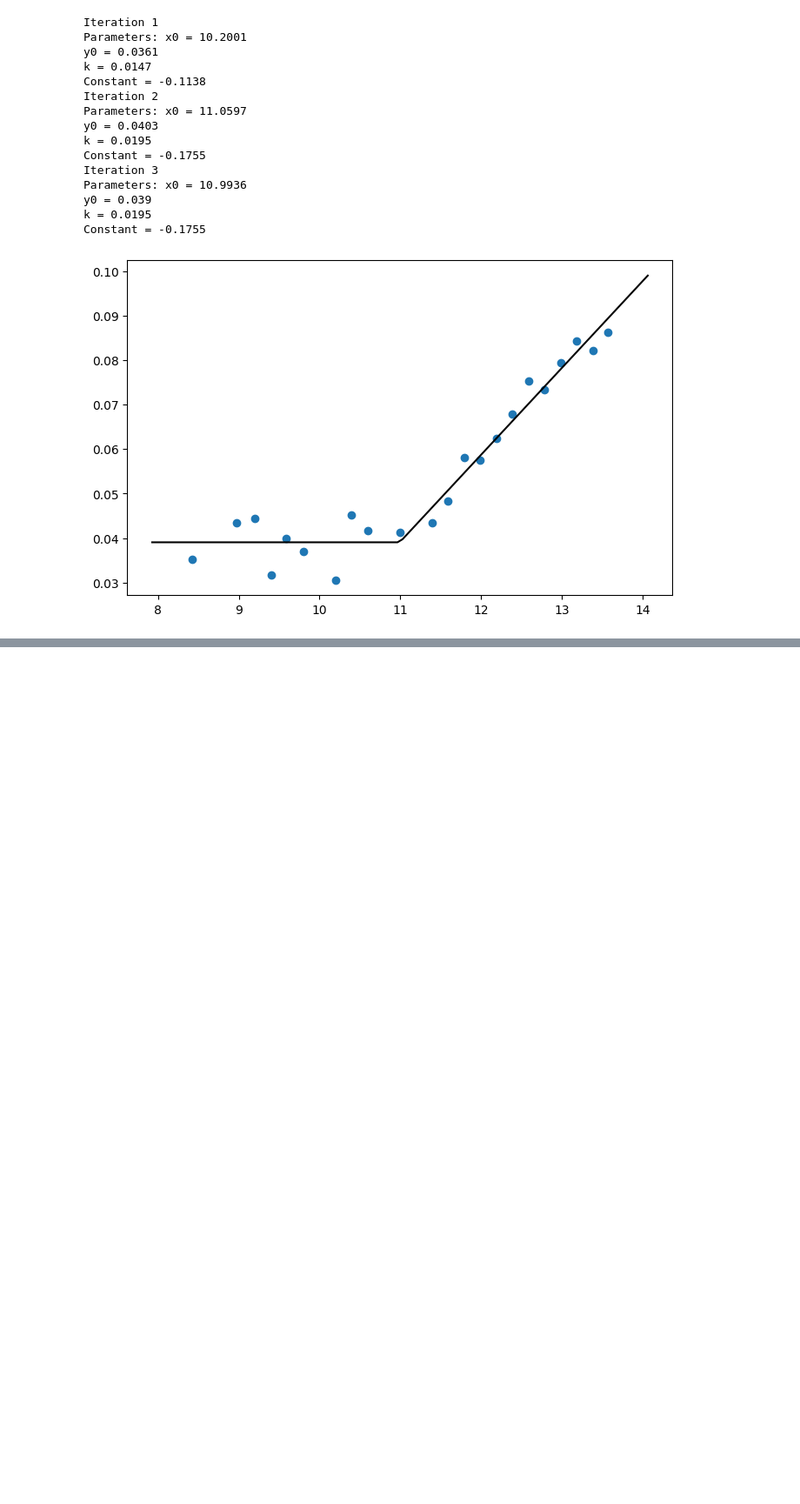
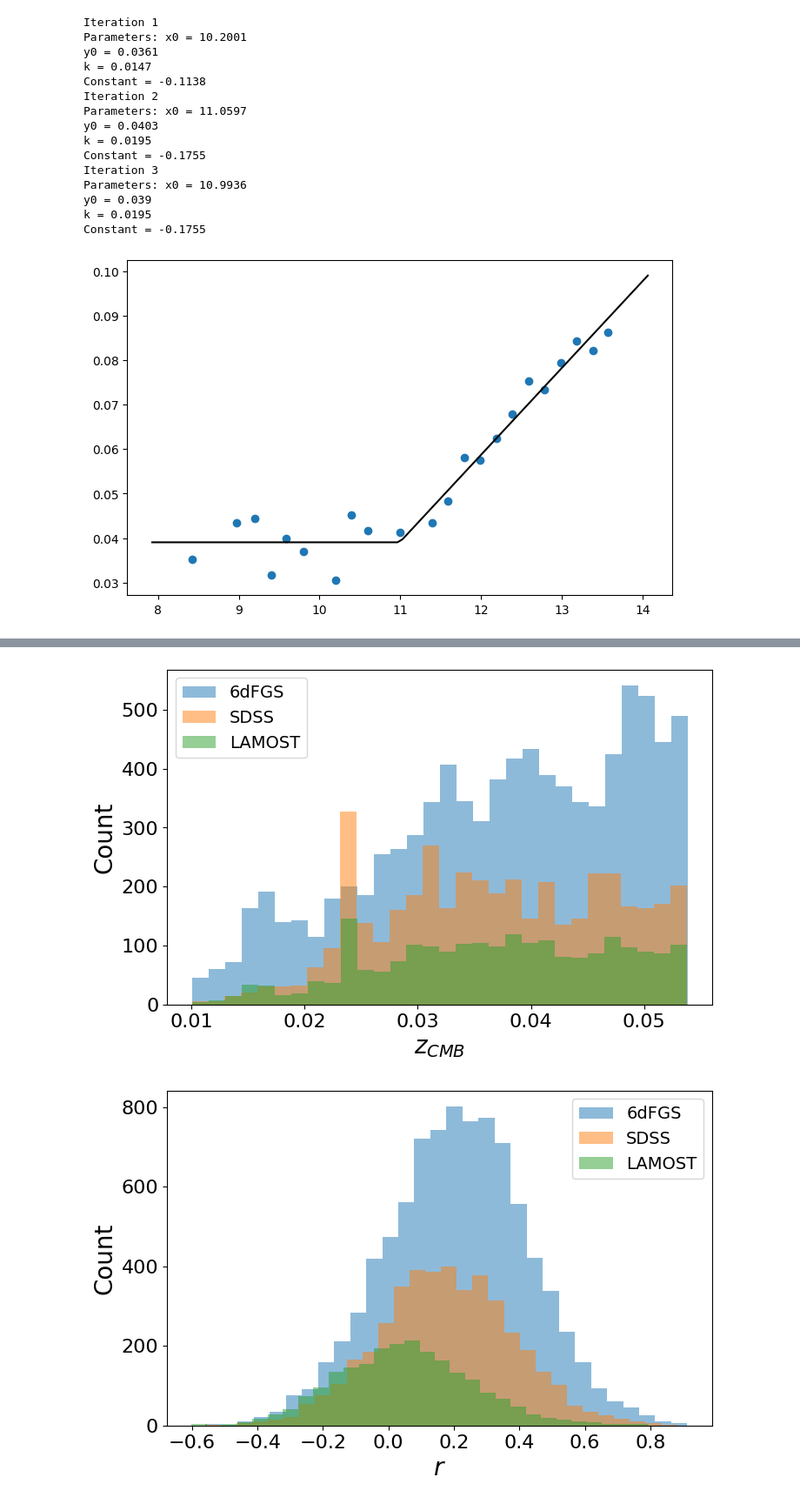
Before and after one commit to mrafifrbbn/thesis-research-2.0, a Jupyter notebook: notebook.ipynb, the cells around one changed output, grey strips where cells are left out. Shown at 87% size. Cells and saved outputs as stored; diff of their text form; code cells hidden in the pictures; blank space fills up the shorter version.

```diff
--- a/notebook.ipynb
+++ b/notebook.ipynb
@@ -2415,0 +2499,77 @@ Index(['PGC', 'rej', '1PGC', 'Nest', 'Name', 'Vcmb', 'Vgp', 'D75', 'D100',
+# %%
+tick_fontsize = 16
+xlabel_fontsize = 18
+ylabel_fontsize = 14
+max_xticks = 4
+max_yticks = 3
+
+# Open file
+# filename = '6dfgs'
+df_6df = pd.read_csv('data/processed/zms_cut/6dfgs.csv')
+df_sdss = pd.read_csv('data/processed/zms_cut/sdss.csv')
+df_lamost = pd.read_csv('data/processed/zms_cut/lamost.csv')
+
+# Physical radii
+r_6df = df_6df['r_j']
+r_sdss = df_sdss['r_j']
+r_lamost = df_lamost['r_j']
+
+# Velocity dispersions
+s_6df = df_6df['s_scaled']
+s_sdss = df_sdss['s_scaled']
+s_lamost = df_lamost['s_scaled']
+
+# Brightness
+i_6df = df_6df['i_j']
+i_sdss = df_sdss['i_j']
+i_lamost = df_lamost['i_j']
+
+# Redshift
+z_6df = df_6df['z_dist_est']
+z_sdss = df_sdss['z_dist_est']
+z_lamost = df_lamost['z_dist_est']
+
+# Plot redshift
+fig, ax = plt.subplots(figsize=DEFAULT_FIGSIZE)
+ax.hist(z_6df, bins=30, alpha=0.5, label='6dFGS')
+ax.hist(z_sdss, bins=30, alpha=0.5, label='SDSS')
+ax.hist(z_lamost, bins=30, alpha=0.5, label='LAMOST')
+ax.set_xlabel(r'$z_{CMB}$', fontsize=20)
+ax.set_ylabel('Count', fontsize=20)
+ax.tick_params(axis='both', labelsize=tick_fontsize)
+ax.legend(fontsize=14)
+
+# Plot radii
+fig, ax = plt.subplots(figsize=DEFAULT_FIGSIZE)
+ax.hist(r_6df, bins=30, alpha=0.5, label='6dFGS')
+ax.hist(r_sdss, bins=30, alpha=0.5, label='SDSS')
+ax.hist(r_lamost, bins=30, alpha=0.5, label='LAMOST')
+ax.set_xlabel(r'$r$', fontsize=20)
+ax.set_ylabel('Count', fontsize=20)
+ax.tick_params(axis='both', labelsize=tick_fontsize)
+ax.legend(fontsize=14)
+
+# Plot veldisp
+fig, ax = plt.subplots(figsize=DEFAULT_FIGSIZE)
+ax.hist(s_6df, bins=30, alpha=0.5, label='6dFGS')
+ax.hist(s_sdss, bins=30, alpha=0.5, label='SDSS')
+ax.hist(s_lamost, bins=30, alpha=0.5, label='LAMOST')
+ax.set_xlabel(r'$s$', fontsize=20)
+ax.set_ylabel('Count', fontsize=20)
+ax.tick_params(axis='both', labelsize=tick_fontsize)
+ax.legend(fontsize=14)
+
+# Plot brightnesses
+fig, ax = plt.subplots(figsize=DEFAULT_FIGSIZE)
+ax.hist(i_6df, bins=30, alpha=0.5, label='6dFGS')
+ax.hist(i_sdss, bins=30, alpha=0.5, label='SDSS')
+ax.hist(i_lamost, bins=30, alpha=0.5, label='LAMOST')
+ax.set_xlabel(r'$i$', fontsize=20)
+ax.set_ylabel('Count', fontsize=20)
+ax.tick_params(axis='both', labelsize=tick_fontsize)
+ax.legend(fontsize=14)
+
+plt.show()
+# %% [output]
+[figure, added]
+[figure, added]
```
Also changed, not shown: parts of 15 cells of this notebook, 2 other files.
